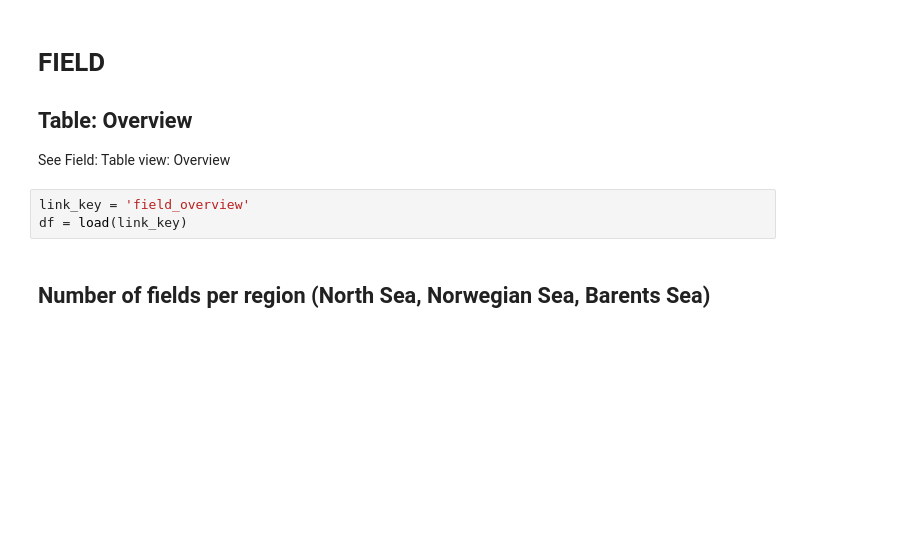
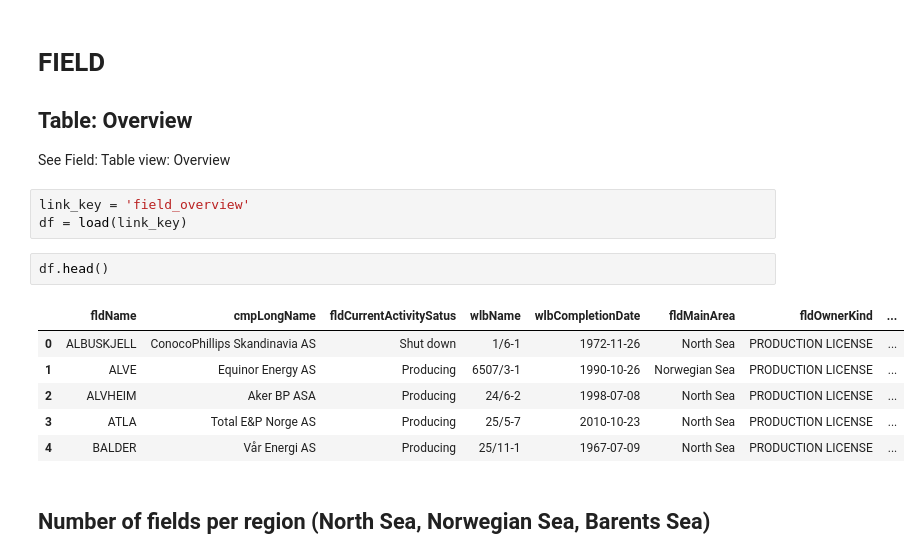
Before and after one commit to ABDunbar/NPD-Visualisation, a Jupyter notebook: npd_links.ipynb, the cells around one changed output. Cells and saved outputs as stored; diff of their text form; blank space fills up the shorter version.

```diff
--- a/npd_links.ipynb
+++ b/npd_links.ipynb
@@ -248,6 +443,15 @@ See Field: Table view: Overview
 # %%
 link_key = 'field_overview'
 df = load(link_key)
+# %%
+df.head()
+# %% [output]
+|  | fldName | cmpLongName | fldCurrentActivitySatus | wlbName | wlbCompletionDate | fldMainArea | fldOwnerKind | ... |
+| 0 | ALBUSKJELL | ConocoPhillips Skandinavia AS | Shut down | 1/6-1 | 1972-11-26 | North Sea | PRODUCTION LICENSE | ... |
+| 1 | ALVE | Equinor Energy AS | Producing | 6507/3-1 | 1990-10-26 | Norwegian Sea | PRODUCTION LICENSE | ... |
+| 2 | ALVHEIM | Aker BP ASA | Producing | 24/6-2 | 1998-07-08 | North Sea | PRODUCTION LICENSE | ... |
+| 3 | ATLA | Total E&P Norge AS | Producing | 25/5-7 | 2010-10-23 | North Sea | PRODUCTION LICENSE | ... |
+| 4 | BALDER | Vår Energi AS | Producing | 25/11-1 | 1967-07-09 | North Sea | PRODUCTION LICENSE | ... |
 # %% [markdown]
 ## Number of fields per region (North Sea, Norwegian Sea, Barents Sea)
 # %%
```
Also changed, not shown: parts of 68 cells of this notebook, 1 other file.
